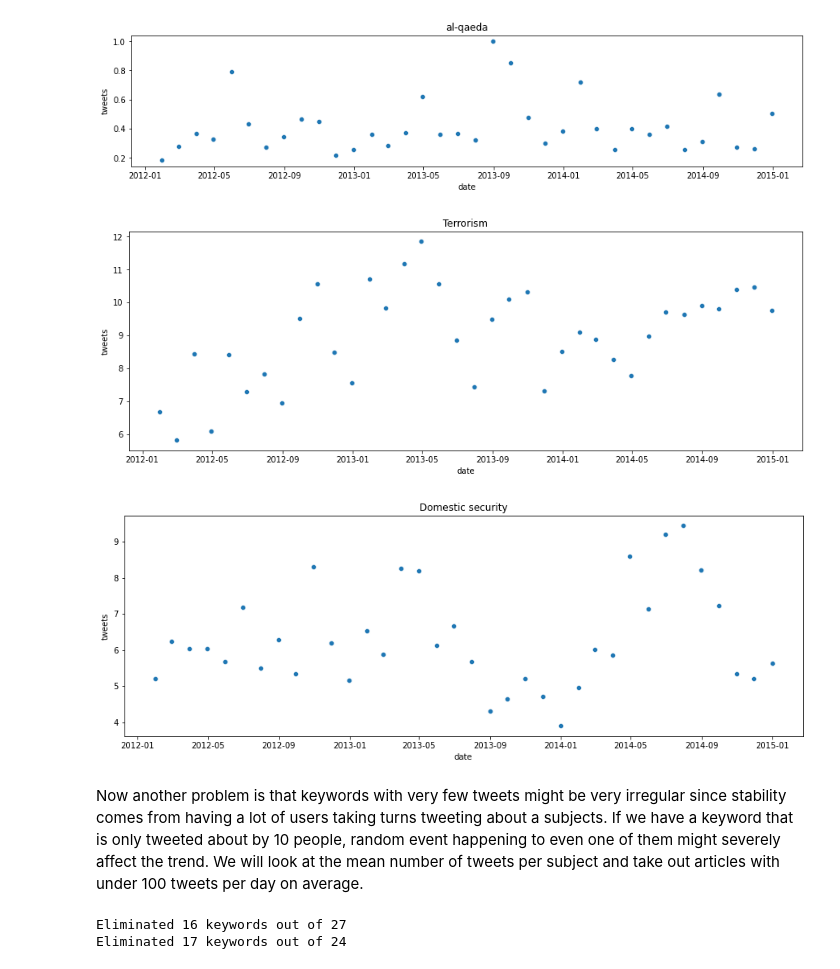
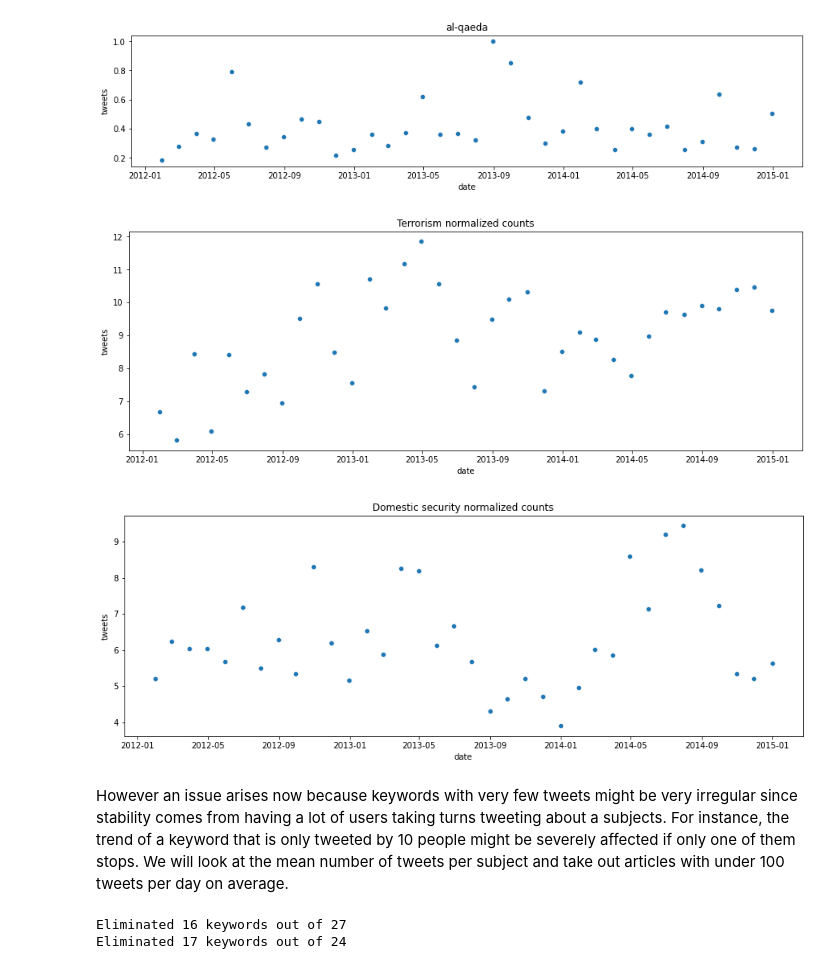
Before and after one commit to JulienVig/CS-401-Tweet-Analysis, a Jupyter notebook: tweet_analysis.ipynb, the cells around one changed output. Saved outputs shown, nothing was run; the diff lists cells and outputs as text; code cells hidden in the pictures.

```diff
--- a/tweet_analysis.ipynb
+++ b/tweet_analysis.ipynb
@@ -165,7 +151,7 @@ This makes sense because we are interested in trends for each keyword individual
 # Here is an example of this operation on a single article :
 keyword = 'al-qaeda'
 monthly = terrorism_df[terrorism_df.article == keyword].groupby(pd.Grouper(key='date', freq='M')).sum()
-monthly.tweets = monthly.tweets/monthly.tweets.max() # Here we divide by max tweets in a month
+monthly['tweets'] = monthly.tweets/monthly.tweets.max() # Here we divide by max tweets in a month
 plt.figure(figsize=(15,3))
 sns.scatterplot(x='date', y='tweets', data=monthly)
 plt.title(keyword)
@@ -176,24 +162,28 @@ plt.show()
 # %%
 # Now we apply this operation on all keywords before summing
 def normalize_df_and_plot_monthly(df, title):
-    # Finding max month for each article
+    """Normalize the articles in df by dividing the articles counts by their respective maximum monthly counts."""
     copy = df.copy()
     for keyword in copy.article.unique():
+        #Compute the monthly counts
         monthly = copy[copy.article == keyword].groupby(pd.Grouper(key='date', freq='M')).sum()
+        #Normalize the current article counts
         copy.tweets = np.where(copy.article == keyword, copy.tweets/monthly.tweets.max(), copy.tweets)
     norm_monthly_df = copy.groupby(pd.Grouper(key='date', freq='M')).sum().reset_index()
+
+    #Plot the normalized dataframe
     plt.figure(figsize=(15,5))
     sns.scatterplot(x='date', y='tweets', data=norm_monthly_df)
     plt.title(title)
     return norm_monthly_df
 
-normalized_terrorism_df = normalize_df_and_plot_monthly(terrorism_df, 'Terrorism')
-normalized_domestic_df = normalize_df_and_plot_monthly(domestic_df, 'Domestic security')
+normalized_terrorism_df = normalize_df_and_plot_monthly(terrorism_df, 'Terrorism normalized counts')
+normalized_domestic_df = normalize_df_and_plot_monthly(domestic_df, 'Domestic security normalized counts')
 # %% [output]
-[figure, old version]
+[figure, new version]
-[figure, old version]
+[figure, new version]
 # %% [markdown]
-Now another problem is that keywords with very few tweets might be very irregular since stability comes from having a lot of users taking turns tweeting about a subjects. If we have a keyword that is only tweeted about by 10 people, random event happening to even one of them might severely affect the trend. We will look at the mean number of tweets per subject and take out articles with under 100 tweets per day on average.
+However an issue arises now because keywords with very few tweets might be very irregular since stability comes from having a lot of users taking turns tweeting about a subjects. For instance, the trend of a keyword that is only tweeted by 10 people might be severely affected if only one of them stops. We will look at the mean number of tweets per subject and take out articles with under 100 tweets per day on average.
 # %%
 def eliminate_low_tweets(df):
     df_means = df.groupby(pd.Grouper(key='article')).mean()
```
Also changed, not shown: parts of 13 cells of this notebook.
